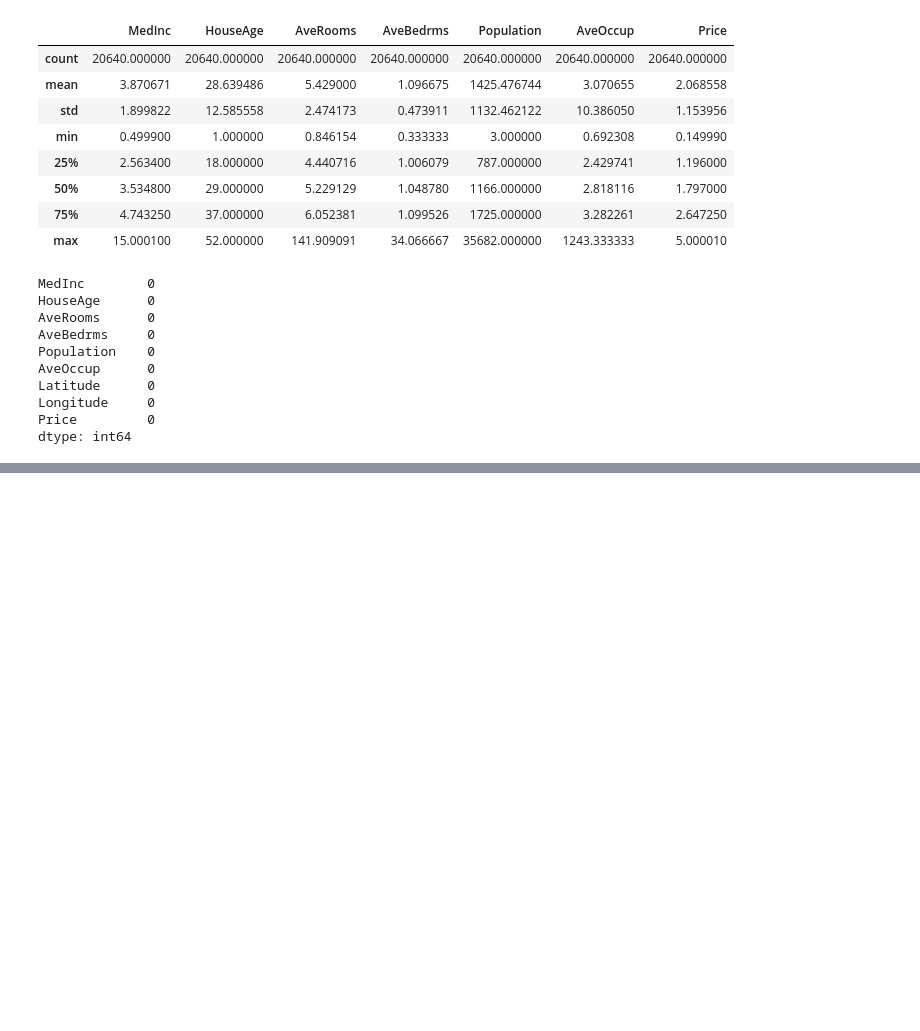
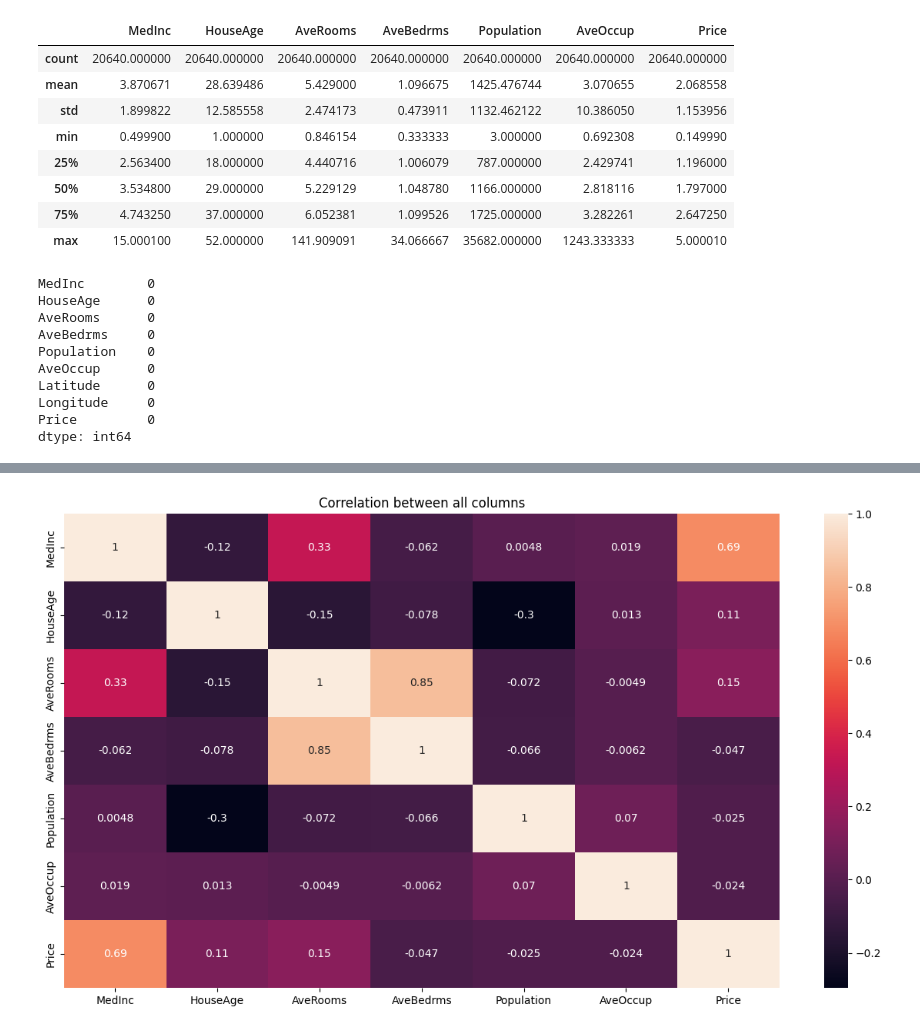
Before and after one commit to haricharnbytes/housing_marketing_analysis, a Jupyter notebook: california.ipynb, the cells around one changed output, grey strips where cells are left out. Cells and saved outputs as stored; diff of their text form; code cells hidden in the pictures; blank space fills up the shorter version.

```diff
--- a/california.ipynb
+++ b/california.ipynb
@@ -100,0 +114,7 @@ dtype: int64
+# %%
+plt.figure(figsize=(15,8))
+sns.heatmap(housing.loc[:,['MedInc', 'HouseAge', 'AveRooms', 'AveBedrms', 'Population', 'AveOccup', 'Price']].corr(), annot=True)
+plt.title('Correlation between all columns')
+plt.show()
+# %% [output]
+[figure, added]
```
Also changed, not shown: parts of 12 cells of this notebook.
